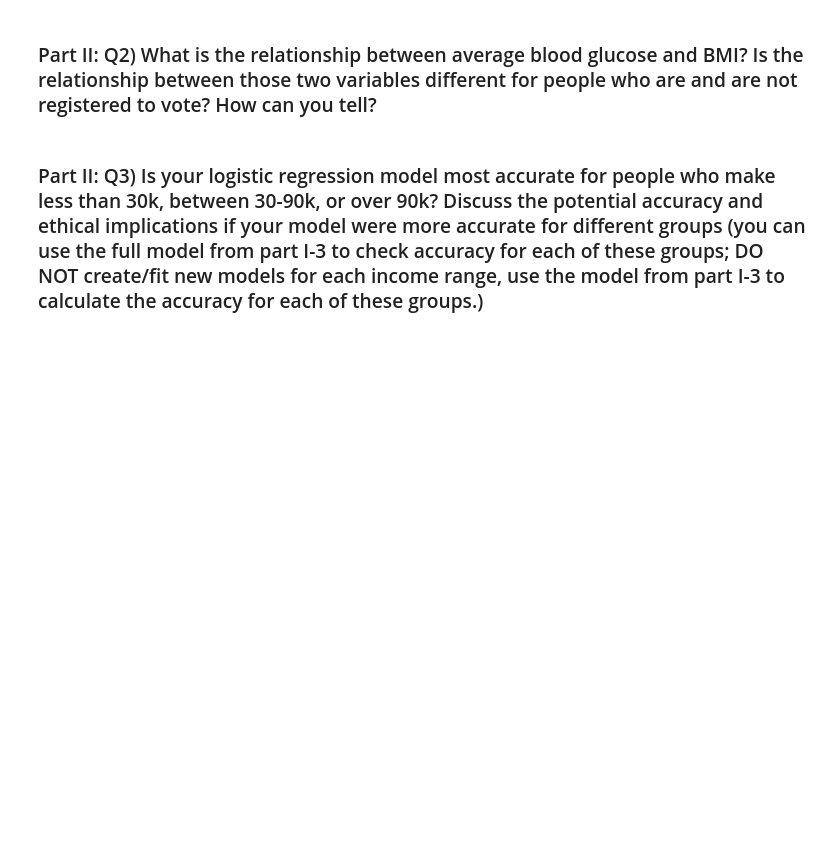
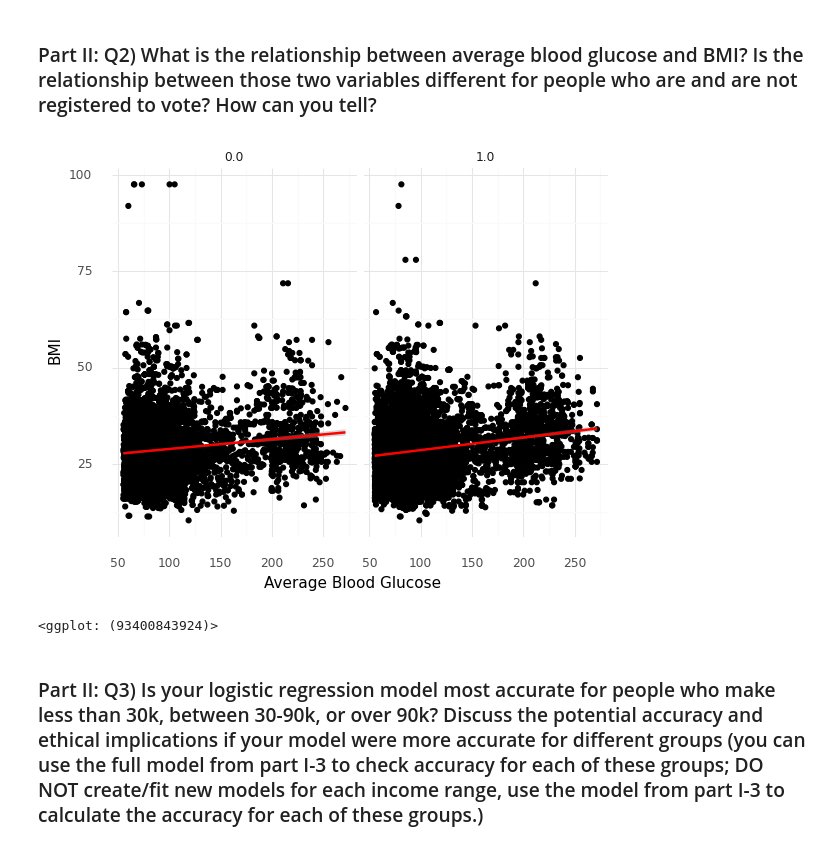
Before and after one commit to min-is/Chapman-University, a Jupyter notebook: CPSC 392 - Data Science/Projects/Min - Project 1.ipynb, the cells around one changed output. Cells and saved outputs as stored; diff of their text form; code cells hidden in the pictures; blank space fills up the shorter version.

```diff
--- a/CPSC 392 - Data Science/Projects/Min - Project 1.ipynb
+++ b/CPSC 392 - Data Science/Projects/Min - Project 1.ipynb
@@ -204,4 +223,13 @@ ValueError: The truth value of a Series is ambiguous. Use a.empty, a.bool(), a.i
 # %% [markdown]
 ### Part II: Q2) What is the relationship between average blood glucose and BMI? Is the relationship between those two variables different for people who are and are not registered to vote? How can you tell?
+# %%
+p2q2 = (ggplot(df, aes(x = 'avg_glucose_level', y = 'bmi')) + geom_point(stat = 'identity') +
+facet_wrap('~reg_to_vote') + stat_smooth(method = 'lm', color = 'red') + theme_bw() +
+labs(x = 'Average Blood Glucose', y = 'BMI') + theme_minimal() + theme(legend_position = 'none'))
+
+p2q2
+# %% [output]
+[figure, added]
+<ggplot: (93400843924)>
 # %% [markdown]
 ### Part II: Q3) Is your logistic regression model most accurate for people who make less than 30k, between 30-90k, or over 90k? Discuss the potential accuracy and ethical implications if your model were more accurate for different groups (you can use the full model from part I-3 to check accuracy for each of these groups; DO NOT create/fit new models for each income range, use the model from part I-3 to calculate the accuracy for each of these groups.)
```
Also changed, not shown: parts of 4 cells of this notebook, 1 other file.
